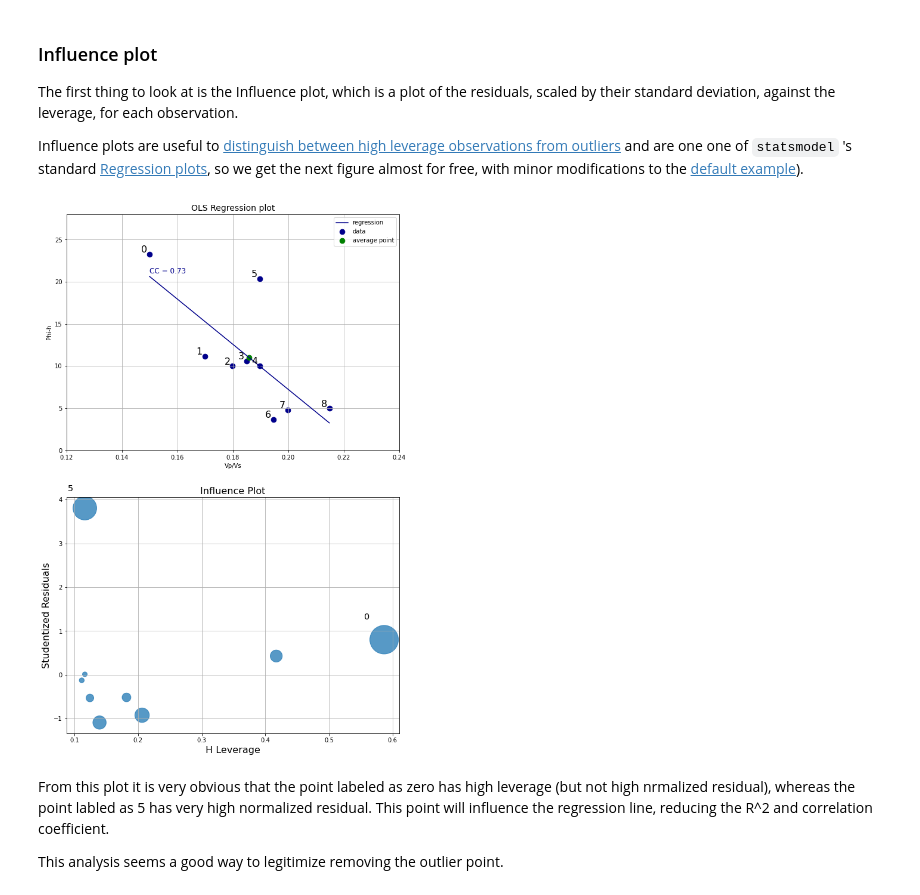
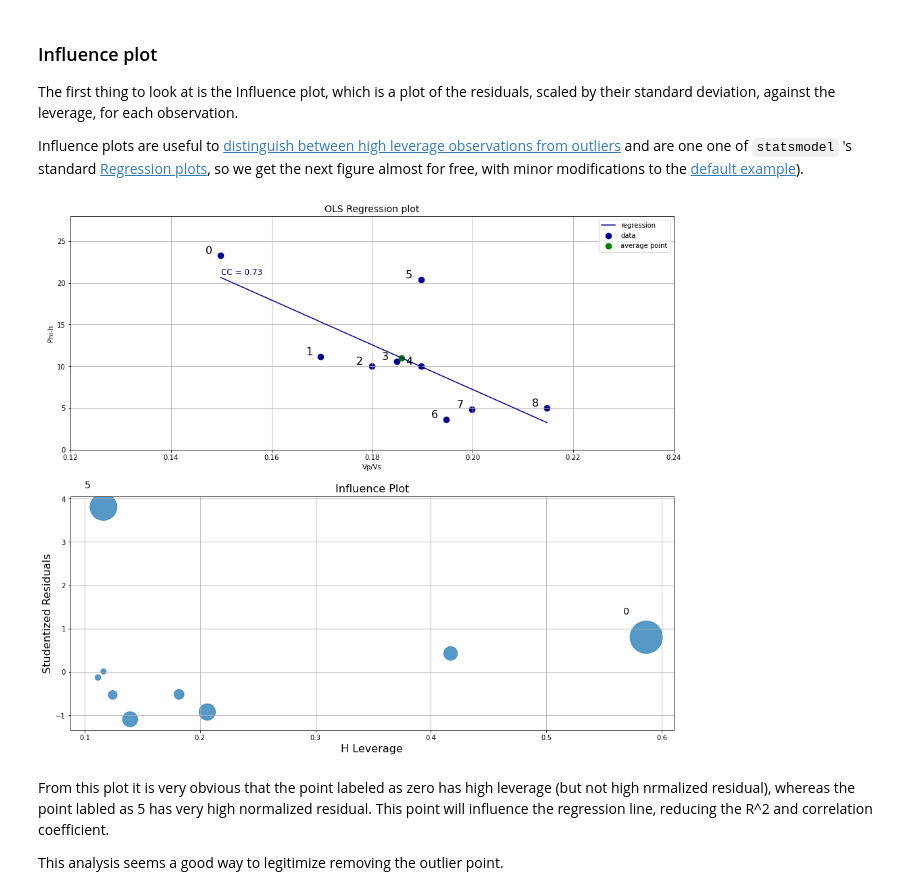
Before and after one commit to mycarta/Be-a-geoscience-detective, a Jupyter notebook: Be-a-geoscience-detective_example_2.ipynb, the cells around one changed output. Saved outputs shown, nothing was run; the diff lists cells and outputs as text; code cells hidden in the pictures.

```diff
--- a/Be-a-geoscience-detective_example_2.ipynb
+++ b/Be-a-geoscience-detective_example_2.ipynb
@@ -150,31 +151,31 @@ The first thing to look at is the Influence plot, which is a plot of the residua
 
 Influence plots are useful to [distinguish between high leverage observations from outliers](https://online.stat.psu.edu/stat462/node/170/) and are one  one of `statsmodel` 's standard [Regression plots](https://www.statsmodels.org/devel/examples/notebooks/generated/regression_plots.html#),  so we get the next figure almost for free, with minor modifications to the [default example](https://www.statsmodels.org/devel/examples/notebooks/generated/regression_plots.html#Influence-plots)).
 # %%
-fig = plt.figure(figsize=(10,16))
+fig = plt.figure(figsize=(16,14))
 ax1 = fig.add_subplot(211)
 
 ax1.set_title('OLS Regression plot', fontsize=14)
 ax1.scatter(np.sort(x), y[np.argsort(x)], color = 'darkblue', s = 75, label='data')
 ax1.scatter(np.mean(x), np.mean(y), color = 'green', s=75, label='average point')
 ax1.plot(np.sort(x), lm.predict()[np.argsort(x)], color = 'darkblue', label = 'regression')
 ax1.legend()
 ax1.text(0.15, 21, 'CC = ' + str(np.round(lm.rsquared**0.5, 2)), fontsize=12, color = 'darkblue')
 ax1.set_xlabel('Vp/Vs')
 ax1.set_xlim(0.12,0.24)
 ax1.set_ylabel('Phi-h')
 ax1.set_ylim(0,28)
 
 for i, txt in enumerate(n):
     ax1.annotate(txt, (x[i]-0.003, y[i]+0.2), fontsize=16)
 
 plt.grid()
 
 ax2 = fig.add_subplot(212)
 sm.graphics.influence_plot(lm, alpha  = 0.05, ax = ax2, criterion='cooks')
 plt.grid()
 plt.show();
 # %% [output]
-[figure, old version]
+[figure, new version]
 # %% [markdown]
 From this plot it is very obvious that the point labeled as zero has high leverage (but not high nrmalized residual), whereas the point labled as 5 has very high normalized residual. This point will influence the regression line, reducing the R^2 and correlation coefficient.
 
```
Also changed, not shown: parts of 5 cells of this notebook.
